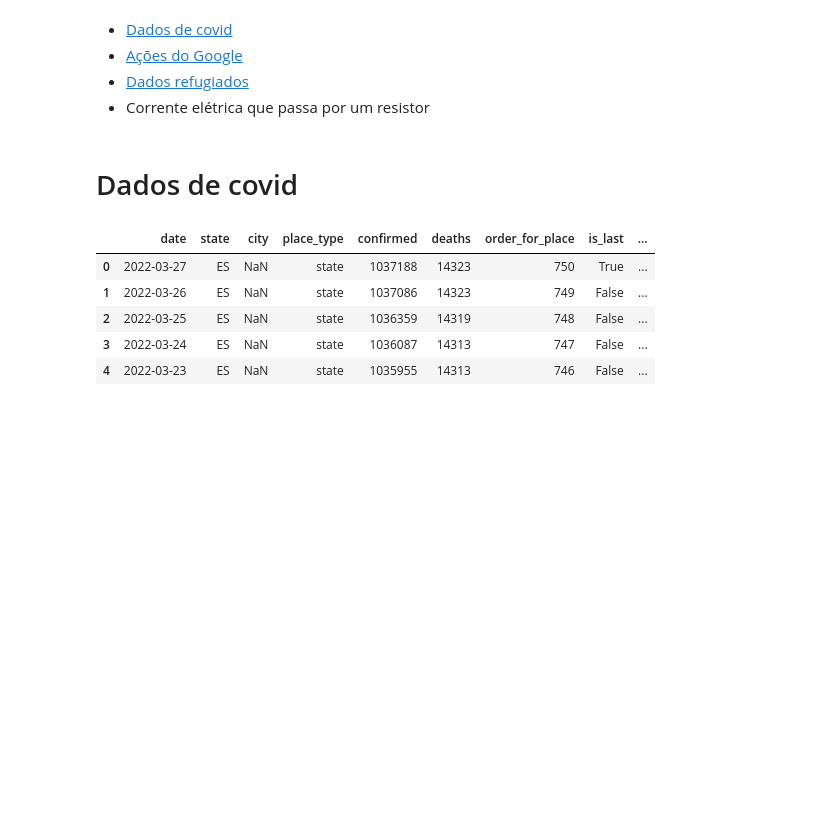
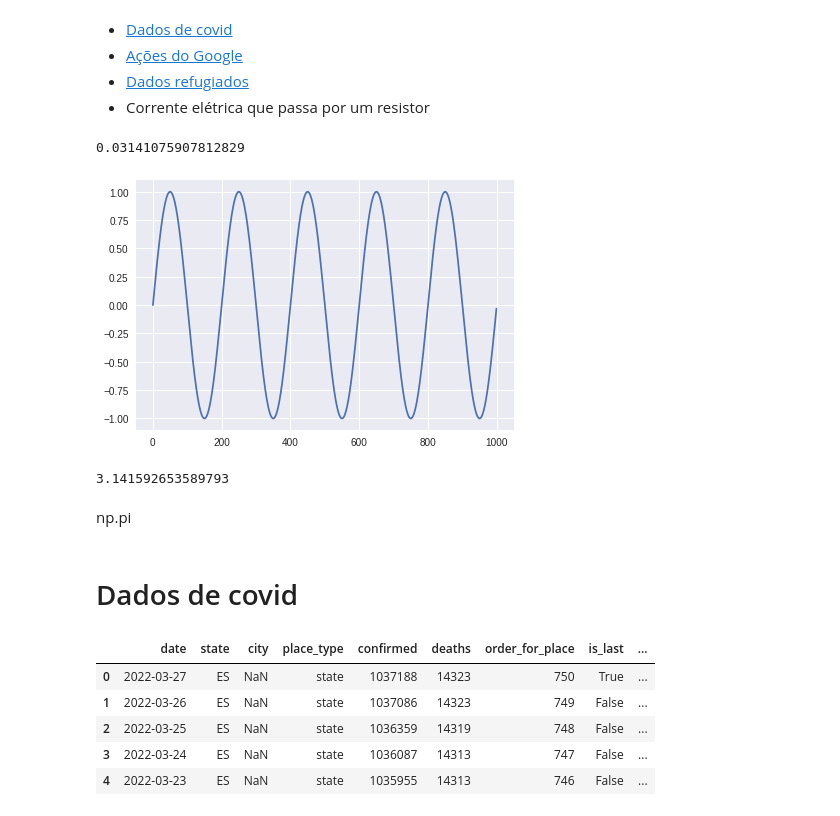
Before and after one commit to ifribeiro/minicurso_webmedia22, a Jupyter notebook: series_temporais.ipynb, the cells around one changed output. Drawn from its saved outputs; the diff is of its cells as text; code cells hidden in the pictures; blank space fills up the shorter version.

```diff
--- a/series_temporais.ipynb
+++ b/series_temporais.ipynb
@@ -9,5 +10,36 @@ import pandas as pd
 import matplotlib.pyplot as plt
 plt.style.use("seaborn")
+# %%
+amp = 1         # 1V        (Amplitude)
+f = 1000        # 1kHz      (Frequency)
+fs = 200000     # 200kHz    (Sample Rate)
+T = 1/f
+Ts = 1/fs
+
+# Select if you want to display the sine as a continous wave
+#  True = Continous (not able to zoom in x-direction)
+#  False = Non-Continous  (able to zoom)
+continous  = True
+
+x = np.arange(fs)
+y = [ amp*np.sin(2*np.pi*f * (i/fs)) for i in x]
+# %%
+y[1]
+# %% [output]
+0.03141075907812829
+# %%
+fig, ax = plt.subplots(figsize=(6,4))
+ax.plot(x[:1000], y[:1000])
+plt.tight_layout()
+plt.savefig("imagens/ts_continua.eps")
+# %% [output]
+[figure, added]
+# %%
+np.pi
+# %% [output]
+3.141592653589793
+# %% [markdown]
+np.pi
 # %% [markdown]
 # Dados de covid
 # %%
```
Also changed, not shown: parts of 1 cell of this notebook.
